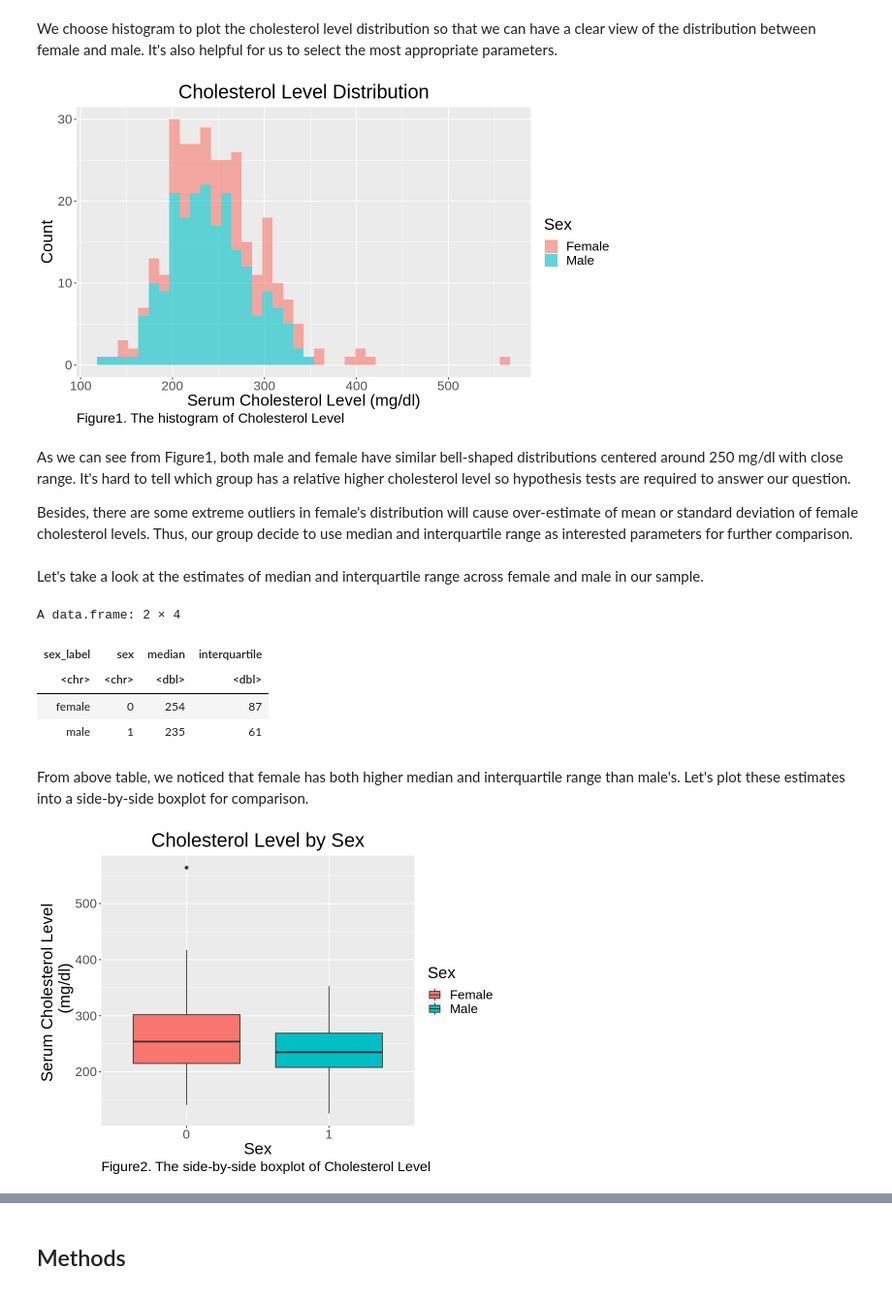
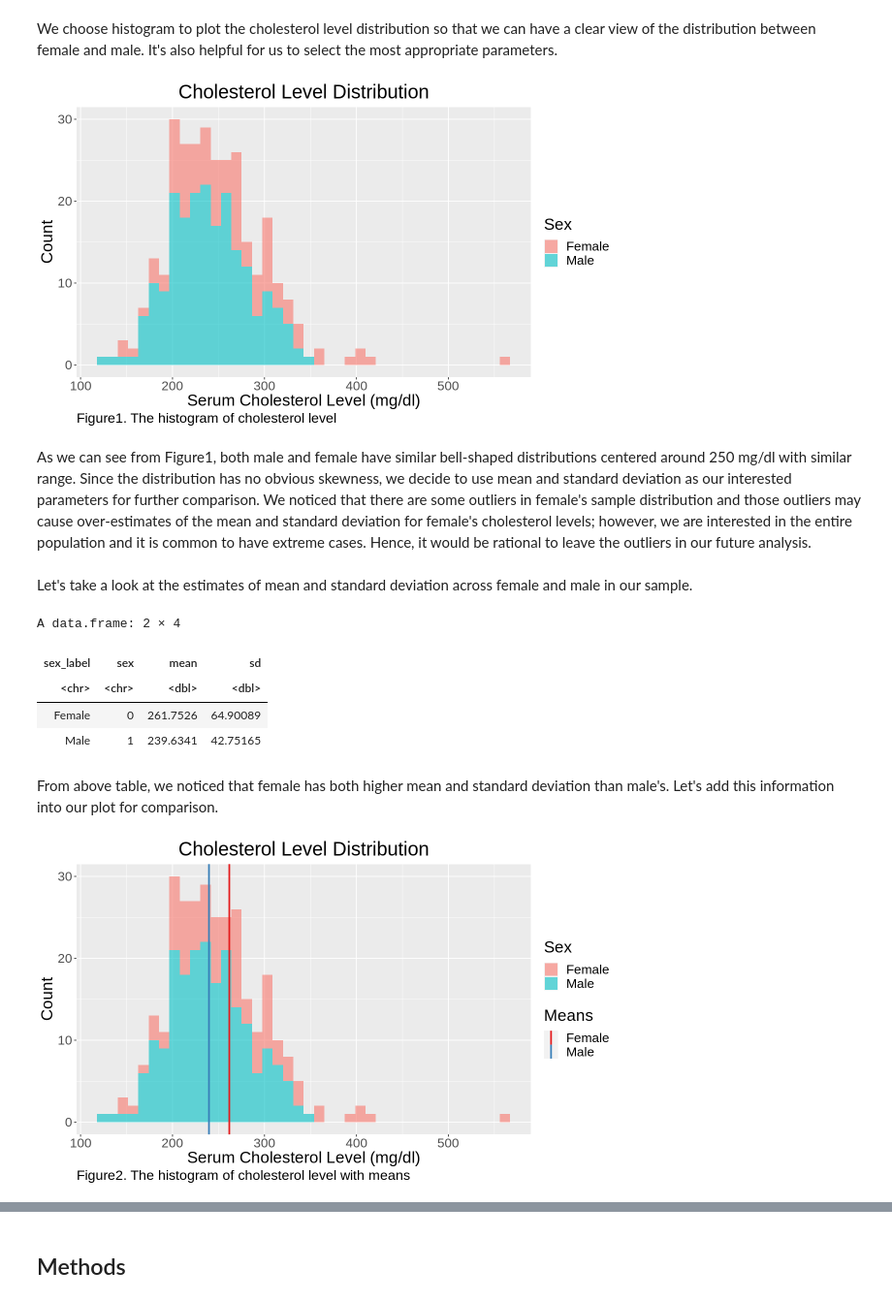
Before and after one commit to kzhang0113/STAT-201-Group-10-Project-, a Jupyter notebook: Project Proposal.ipynb, the cells around one changed output, grey strips where cells are left out. Shown: that part at 97% size. Cells and saved outputs as stored; diff of their text form; code cells hidden in the pictures.

```diff
--- a/Project Proposal.ipynb
+++ b/Project Proposal.ipynb
@@ -116,7 +105,7 @@ chol_hist <- chol_sex %>%
          y = "Count",
          fill = "Sex",
          title = "Cholesterol Level Distribution",
-         caption = "Figure1. The histogram of Cholesterol Level") +
+         caption = "Figure1. The histogram of cholesterol level") +
     theme(text = element_text(size = 20),
           plot.caption = element_text(size = 17, hjust = 0),
           plot.title = element_text(hjust = 0.5)) +
@@ -124,48 +113,38 @@ chol_hist <- chol_sex %>%
 
 chol_hist
 # %% [output]
-[figure, old version]
+[figure, new version]
 # %% [markdown]
-As we can see from Figure1, both male and female have similar bell-shaped distributions centered around 250 mg/dl with close range. It's hard to tell which group has a relative higher cholesterol level so hypothesis tests are required to answer our question.
-
-Besides, there are some extreme outliers in female's distribution will cause over-estimate of mean or standard deviation of female cholesterol levels. Thus, our group decide to use median and interquartile range as interested parameters for further comparison.
+As we can see from Figure1, both male and female have similar bell-shaped distributions centered around 250 mg/dl with similar range. Since the distribution has no obvious skewness, we decide to use mean and standard deviation as our interested parameters for further comparison.
+We noticed that there are some outliers in female's sample distribution and those outliers may cause over-estimates of the mean and standard deviation for female's cholesterol levels; however, we are interested in the entire population and it is common to have extreme cases. Hence, it would be rational to leave the outliers in our future analysis.
 # %% [markdown]
-Let's take a look at the estimates of median and interquartile range across female and male in our sample.
+Let's take a look at the estimates of mean and standard deviation across female and male in our sample.
 # %%
 chol_sex_estimates <- chol_sex %>%
     group_by(sex) %>%
-    summarize(median = median(chol),
-              interquartile = IQR(chol)) %>%
-    cbind(sex_label = c("female", "male")) %>%
+    summarize(mean = mean(chol),
+              sd = sd(chol)) %>%
+    cbind(sex_label = c("Female", "Male")) %>%
     relocate(sex_label, .before = sex)
 
 chol_sex_estimates
 # %% [output]
 A data.frame: 2 × 4
-| sex_label | sex | median | interquartile |
+| sex_label | sex | mean | sd |
 | <chr> | <chr> | <dbl> | <dbl> |
-| female | 0 | 254 | 87 |
-| male | 1 | 235 | 61 |
+| Female | 0 | 261.7526 | 64.90089 |
+| Male | 1 | 239.6341 | 42.75165 |
 # %% [markdown]
-From above table, we noticed that female has both higher median and interquartile range than male's. Let's plot these estimates into a side-by-side boxplot for comparison.
+From above table, we noticed that female has both higher mean and standard deviation than male's. Let's add this information into our plot for comparison.
 # %%
-# set the plot size
-options(repr.plot.width = 8, repr.plot.height = 6)
+# add mean into chol_hist
+chol_hist_mean <- chol_hist +
+    geom_vline(data = chol_sex_estimates, aes(xintercept = mean, color=factor(sex_label)), size = 1) +
+    scale_color_brewer(palette="Set1") +
+    labs(caption = "Figure2. The histogram of cholesterol level with means",
+         color = "Means",
+         linetype = "Means")
 
-# create a side-by-side boxplot between male and female
-chol_boxplot <- chol_sex %>%
-    ggplot(aes(x=sex, y=chol, fill=sex)) +
-    geom_boxplot() +
-    labs(x = "Sex",
-         y = "Serum Cholesterol Level \n\ (mg/dl)",
-         fill = "Sex",
-         title = "Cholesterol Level by Sex",
-         caption = "Figure2. The side-by-side boxplot of Cholesterol Level") +
-    theme(text = element_text(size = 20),
-          plot.caption = element_text(size = 17, hjust = 0),
-          plot.title = element_text(hjust = 0.5)) +
-    scale_fill_discrete(labels = c("Female", "Male"))
-
-chol_boxplot
+chol_hist_mean
 # %% [output]
-[figure, old version]
+[figure, new version]
```
Also changed, not shown: parts of 2 cells of this notebook.
